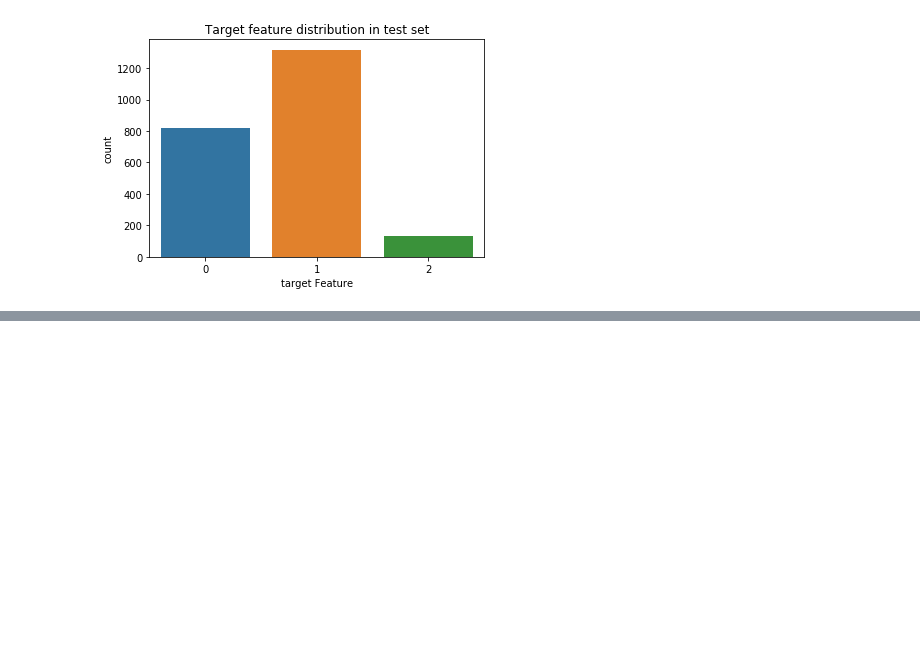
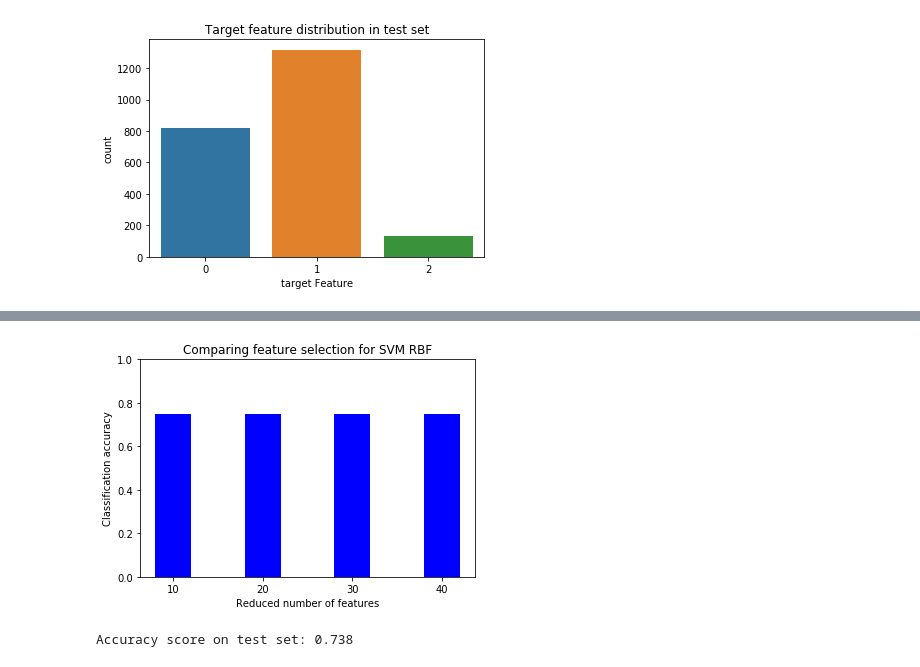
Before and after one commit to jamestran201/Soccer-Match-Prediction, a Jupyter notebook: EDA Events.ipynb, the cells around one changed output, grey strips where cells are left out. Saved outputs shown, nothing was run; the diff lists cells and outputs as text; code cells hidden in the pictures; blank space fills up the shorter version.

```diff
--- a/EDA Events.ipynb
+++ b/EDA Events.ipynb
@@ -100,6 +103,6 @@ def show_classification_metrics(classifier, features, y_true, n_classes):
 # %%
 train_df = pd.read_csv("Data/formated.csv")
 test_df = pd.read_csv("Data/formatedTesting.csv")
+
+train_df.columns = [col.strip() for col in train_df.columns]
+test_df.columns = [col.strip() for col in test_df.columns]
-# %%
-train_df.columns = [col.strip() for col in df.columns]
-test_df.columns = [col.strip() for col in test_df.columns]
@@ -162,0 +148,11 @@ F1 score (macro): 0.482
+# %%
+# Feature selection using chi2 test
+select_k_best = SelectKBest(chi2, k="all")
+select_k_best.fit(train_features_array, train_labels_array)
+
+feature_scores = pd.DataFrame({"feature": train_df.columns[:-1], "chi2_score": select_k_best.scores_,
+                              "p_value": select_k_best.pvalues_})
+
+print("Number of features where p_value < 0.05: {}\n".format(feature_scores[feature_scores["p_value"] < 0.05].shape))
+print("Top 10 features according to chi squared score:")
+print(feature_scores[feature_scores["p_value"] < 0.05].sort_values("chi2_score", ascending=False)[:10])
@@ -162,0 +230,35 @@ F1 score (macro): 0.482
+# %%
+# Taken from: https://scikit-learn.org/stable/auto_examples/compose/plot_compare_reduction.html#sphx-glr-auto-examples-compose-plot-compare-reduction-py
+mean_scores = np.array(grid.cv_results_['mean_test_score'])
+mean_scores = mean_scores.reshape(len(C_OPTIONS), len(GAMMA_OPTIONS), len(N_FEATURES_OPTIONS))
+mean_scores = mean_scores.max(axis=(0,1))
+
+bar_offsets = (np.arange(len(N_FEATURES_OPTIONS)) * (len(reducer_labels) + 1) + .5)
+
+plt.figure()
+COLORS = 'bgrcmyk'
+for i, (label, reducer_scores) in enumerate(zip(reducer_labels, mean_scores)):
+    plt.bar(bar_offsets + i, reducer_scores, label=label, color=COLORS[i])
+
+plt.title("Comparing feature selection for SVM RBF")
+plt.xlabel('Reduced number of features')
+plt.xticks(bar_offsets, N_FEATURES_OPTIONS)
+plt.ylabel('Classification accuracy')
+plt.ylim((0, 1))
+
+plt.show()
+# %% [output]
+[figure, added]
+# %%
+# Train the SVM on the entire training set using the parameters determined by grid search
+svm_pipe = Pipeline([
+    ('reduce_dim', SelectKBest(chi2, k=n_features)),
+    ('normalize', MinMaxScaler((0,1))),
+    ('classify', SVC(kernel="rbf", C=best_C, gamma=best_gamma))
+])
+
+svm_pipe.fit(train_features_array, train_labels_array)
+
+print("Accuracy score on test set: {:.3f}".format(svm_pipe.score(test_features_array, test_labels_array)))
+# %% [output]
+Accuracy score on test set: 0.738
```
Also changed, not shown: parts of 10 cells of this notebook, 1 other file.
